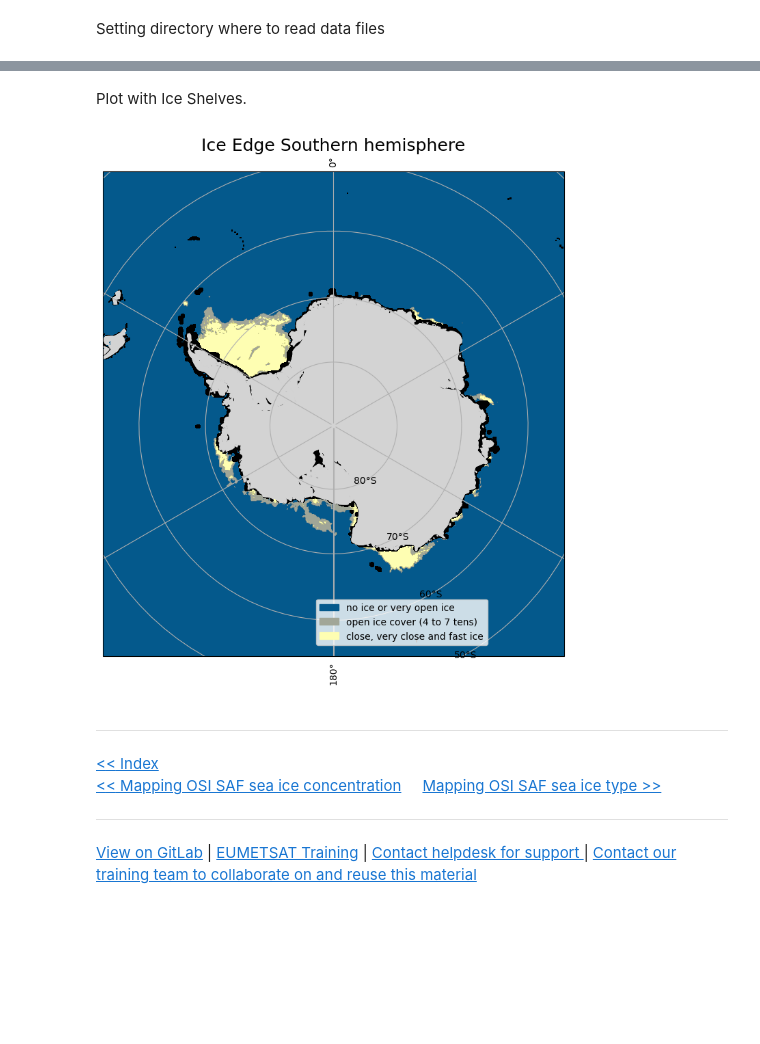
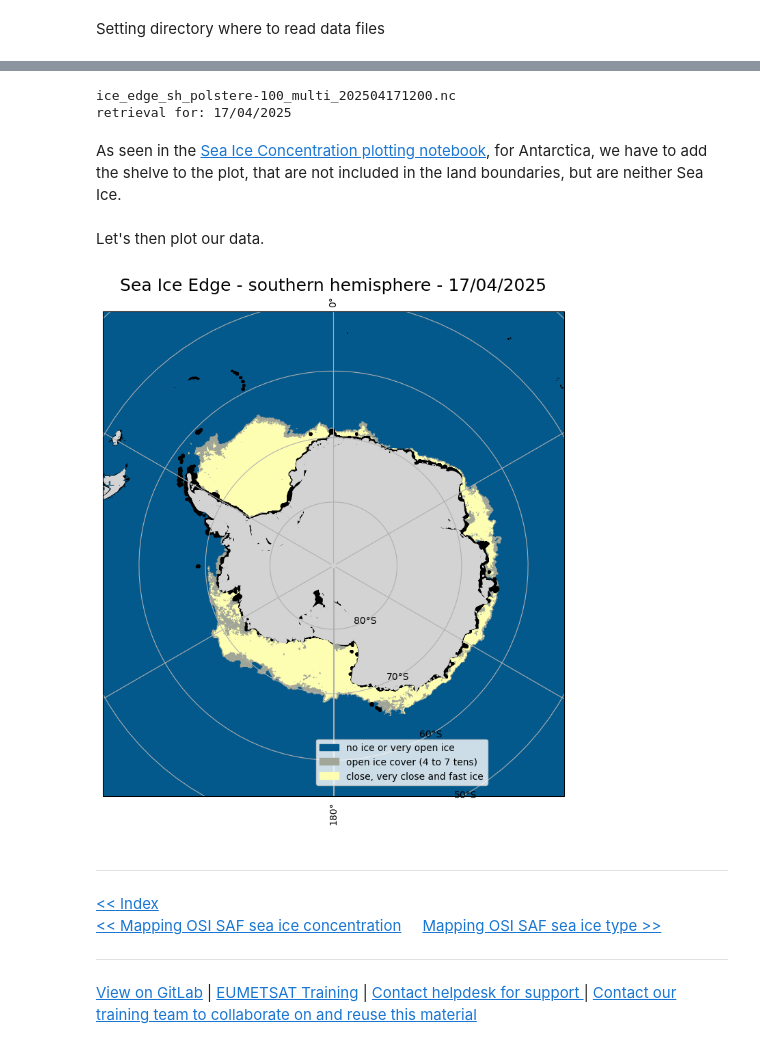
Before and after one commit to eumetsat/learn-osi-saf-sea-ice, a Jupyter notebook: 1_OSI_SAF_sea_ice_introductory/1_3b_OSI_SAF_sea_ice_mapping_Ice_Edge.ipynb, the cells around one changed output, grey strips where cells are left out. Cells and saved outputs as stored; diff of their text form; code cells hidden in the pictures; blank space fills up the shorter version.

```diff
--- a/1_OSI_SAF_sea_ice_introductory/1_3b_OSI_SAF_sea_ice_mapping_Ice_Edge.ipynb
+++ b/1_OSI_SAF_sea_ice_introductory/1_3b_OSI_SAF_sea_ice_mapping_Ice_Edge.ipynb
@@ -225,4 +212,4 @@ add_legend(im)
 # %% [markdown]
 Setting directory where to read data files
 # %%
-directory = os.path.join(os.getcwd(), 'products', 'sea_ice_edge', 'sh')
+directory = os.path.join(os.getcwd(), 'products', 'SI_edge', 'sh')
@@ -232,4 +215,0 @@ However, we recommend you have a look at <a href=" https://matplotlib.org/cmocea
-# %%
-#cmap = mpl_cm.get_cmap('jet')
-#cmap = cmocean.cm.ice
-cmap = cmcrameri.cm.nuuk
@@ -238,4 +215,0 @@ Let's explore the netcdf file to find out about its characteristics.
-# %%
-for filename in os.listdir(directory):
-    if filename.endswith(".nc"):
-        nc = xr.open_dataset(os.path.join(directory, filename))
@@ -288,3 +218,14 @@ You should notice on the figure above, that there are missing areas of data arou
+# %%
+for filename in os.listdir(directory):
+    filedate=filename[len(filename)-9:-7]+ '/' +filename[len(filename)-11:-9]+ '/' + filename[len(filename)-15:-11]
+
+    print(filename)
+    print('retrieval for:', filedate)
+# %% [output]
+ice_edge_sh_polstere-100_multi_202504171200.nc
+retrieval for: 17/04/2025
+# %% [markdown]
+As seen in the <a href="./1_3a_OSI_SAF_sea_ice_mapping_Ice_Concentration.ipynb">Sea Ice Concentration plotting notebook</a>, for Antarctica, we have to add the shelve to the plot, that are not included in the land boundaries, but are neither Sea Ice.
 # %%
 ice_shelves = cfeature.NaturalEarthFeature(
         category='physical',
@@ -292,26 +233,26 @@ ice_shelves = cfeature.NaturalEarthFeature(
         scale='10m',
         facecolor='lightgrey',
         edgecolor='lightgrey')
-# %% [markdown]
-Plot with Ice Shelves.
+# %% [markdown]
+Let's then plot our data.
 # %%
 # Create a new figure
 fig = plt.figure(figsize=(9,9))
 
 # Map Sea Ice concentration
 data_projection=ccrs.Stereographic(central_latitude=-90.0, central_longitude=0.0, true_scale_latitude=-70.0)
 output_projection=ccrs.Stereographic(central_latitude=-90.0, central_longitude=0.0, true_scale_latitude=-70.0)
 im = mapping_edge(directory,
                   data_projection,
                   output_projection,
                   cmap=cmap,
                   ice_shelves=ice_shelves,
-                  title="Ice Edge Southern hemisphere")
+                  title="Sea Ice Edge - southern hemisphere - "+ filedate)
 
 # Add a colorbar for sea ice concentration
 add_legend(im)
 # %% [output]
-[figure, old version]
+[figure, new version]
 # %% [markdown]
 <hr>
 <a href="../Index.ipynb" target="_blank"><< Index</a>
```
Also changed, not shown: parts of 16 cells of this notebook.
